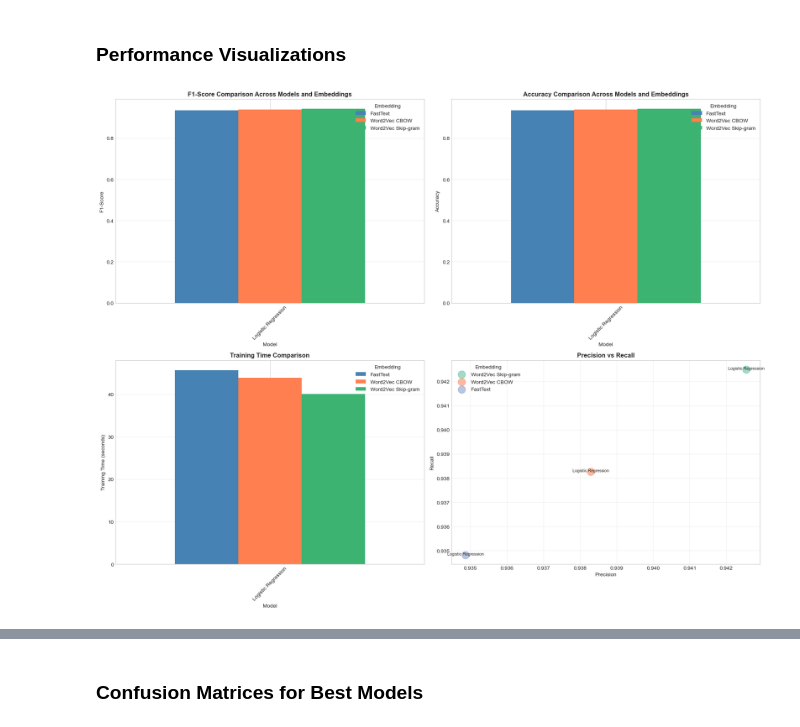
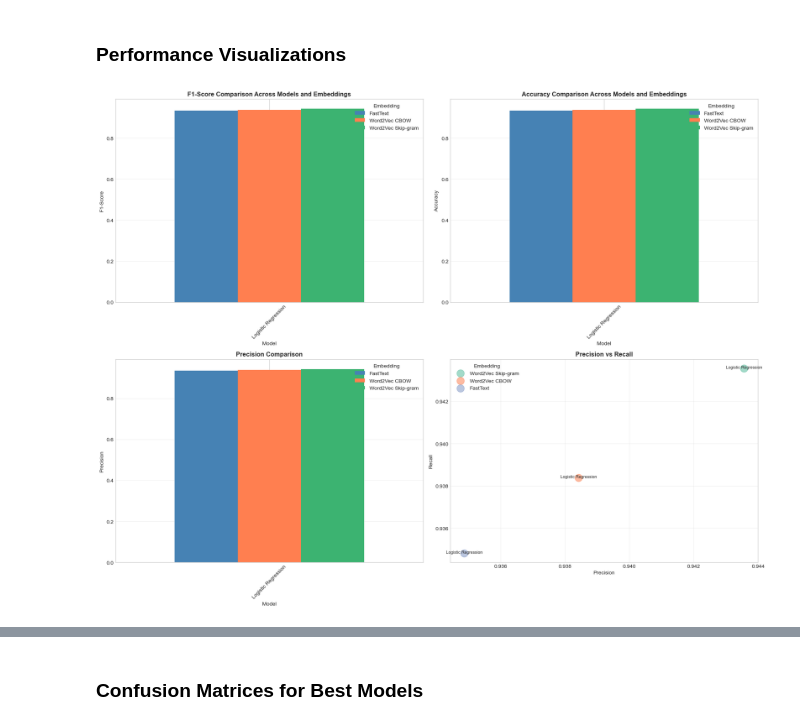
Before and after one commit to muhirwaJD/text_classification, a Jupyter notebook: models/logistic_regression/traditional_ml_classification.ipynb, the cells around one changed output, grey strips where cells are left out. Cells and saved outputs as stored; diff of their text form; code cells hidden in the pictures.

Commit message:
Update logistic regression results and clean up model files

```diff
--- a/models/logistic_regression/traditional_ml_classification.ipynb
+++ b/models/logistic_regression/traditional_ml_classification.ipynb
@@ -883,10 +946,7 @@ def train_with_gridsearch(base_model, param_grid, X_train, y_train, X_val, y_val
         'accuracy': accuracy,
         'precision': precision,
         'recall': recall,
-        'f1_score': f1,
-        'training_time': training_time,
-        'inference_time': inference_time,
-        'best_params': str(grid_search.best_params_)
+        'f1_score': f1
     }
 # %% [markdown]
 ### Logistic Regression with All Embeddings
@@ -907,10 +967,7 @@ results = {
     'accuracy': [],
     'precision': [],
     'recall': [],
-    'f1_score': [],
-    'training_time': [],
-    'inference_time': [],
-    'best_params': []
+    'f1_score': []
 }
 
 trained_models = {}
@@ -1127,39 +1247,39 @@ axes[0, 1].set_xlabel('Model')
 axes[0, 1].set_ylabel('Accuracy')
 axes[0, 1].legend(title='Embedding')
 axes[0, 1].grid(axis='y', alpha=0.3)
 axes[0, 1].tick_params(axis='x', rotation=45)
 
-# Training time comparison
-pivot_time = results_df.pivot(index='model', columns='embedding', values='training_time')
-pivot_time.plot(kind='bar', ax=axes[1, 0], width=0.8, color=['steelblue', 'coral', 'mediumseagreen'])
-axes[1, 0].set_title('Training Time Comparison', fontsize=12, fontweight='bold')
+# Precision comparison
+pivot_prec = results_df.pivot(index='model', columns='embedding', values='precision')
+pivot_prec.plot(kind='bar', ax=axes[1, 0], width=0.8, color=['steelblue', 'coral', 'mediumseagreen'])
+axes[1, 0].set_title('Precision Comparison', fontsize=12, fontweight='bold')
 axes[1, 0].set_xlabel('Model')
-axes[1, 0].set_ylabel('Training Time (seconds)')
+axes[1, 0].set_ylabel('Precision')
 axes[1, 0].legend(title='Embedding')
 axes[1, 0].grid(axis='y', alpha=0.3)
 axes[1, 0].tick_params(axis='x', rotation=45)
 
 # Precision-Recall comparison
 for embedding in results_df['embedding'].unique():
     emb_data = results_df[results_df['embedding'] == embedding]
     axes[1, 1].scatter(emb_data['precision'], emb_data['recall'],
                       s=200, alpha=0.6, label=embedding)
     for idx, row in emb_data.iterrows():
         axes[1, 1].annotate(row['model'],
                            (row['precision'], row['recall']),
                            fontsize=8, ha='center')
 
 axes[1, 1].set_title('Precision vs Recall', fontsize=12, fontweight='bold')
 axes[1, 1].set_xlabel('Precision')
 axes[1, 1].set_ylabel('Recall')
 axes[1, 1].legend(title='Embedding')
 axes[1, 1].grid(True, alpha=0.3)
 
 plt.tight_layout()
 plt.savefig('../../results/logistic_regression/performance_comparison.png', dpi=300, bbox_inches='tight')
 plt.show()
 # %% [output]
-[figure, old version]
+[figure, new version]
 # %%
 # Heatmap of F1-scores
 fig, ax = plt.subplots(figsize=(10, 6))
```
Also changed, not shown: parts of 31 cells of this notebook, 10 other files.
